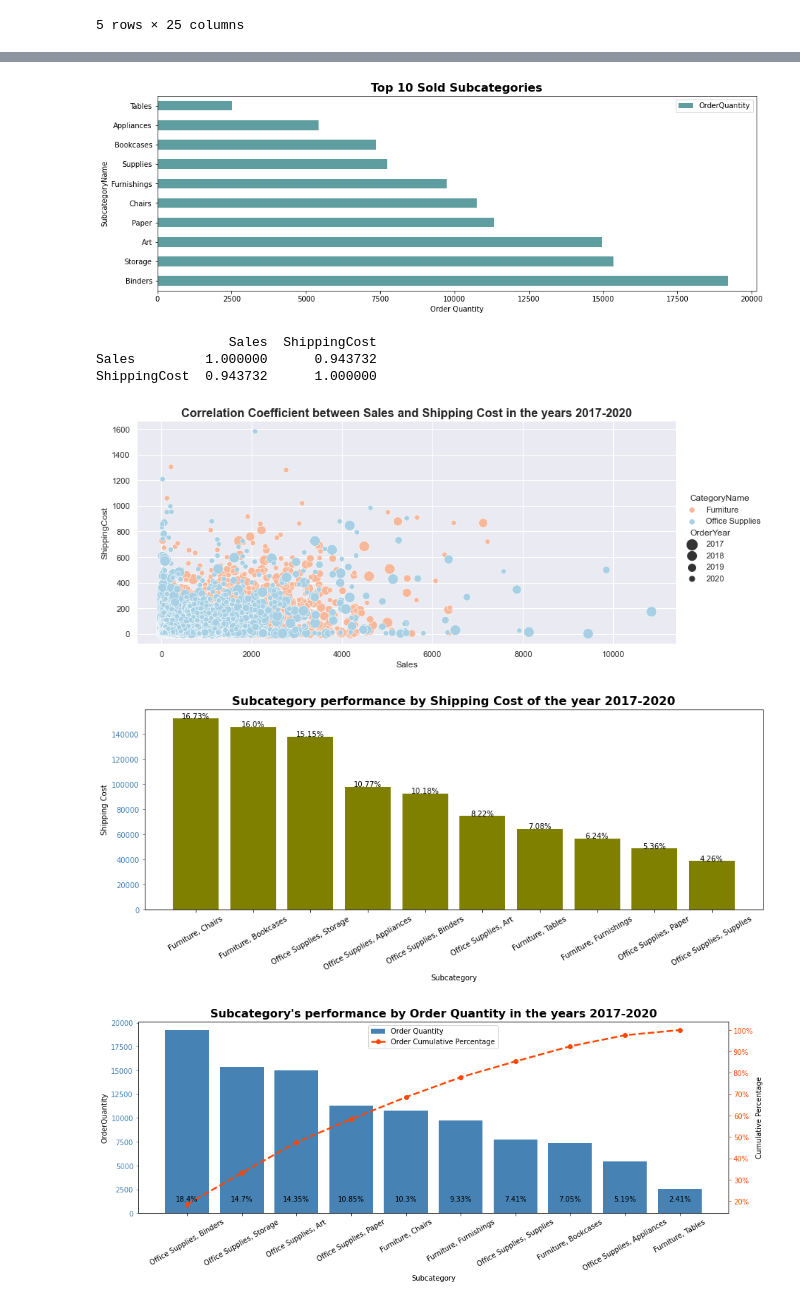
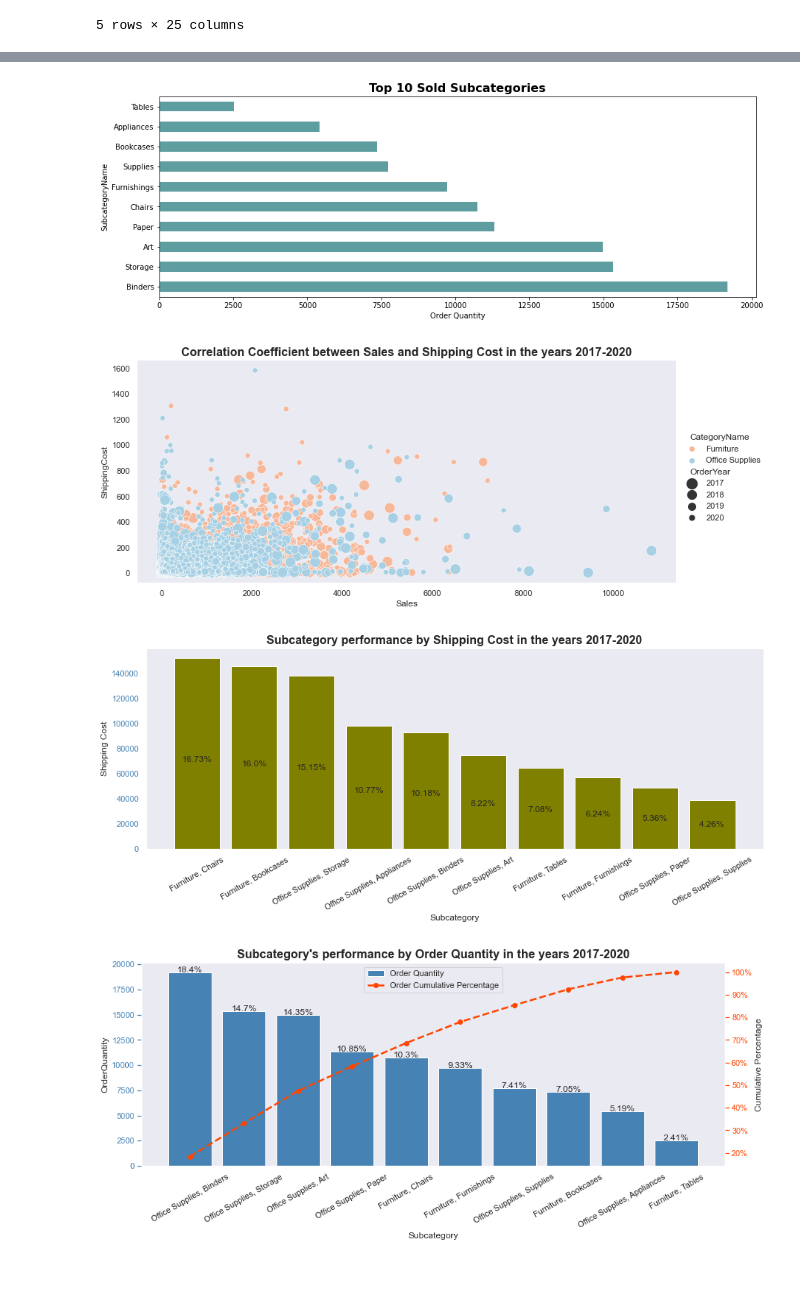
Before and after one commit to KennyHuynh1909/Python-mini-project--Furniture_Sales_and_customer, a Jupyter notebook: mini project.ipynb, the cells around one changed output, grey strips where cells are left out. Drawn from its saved outputs; the diff is of its cells as text; code cells hidden in the pictures; blank space fills up the shorter version.

```diff
--- a/mini project.ipynb
+++ b/mini project.ipynb
@@ -264,34 +264,31 @@ Sales and orders performances over the period of 4 years since 2017:
 #create DataFrame between Product Name and Order Quantity
 product = data_mix.groupby(['SubcategoryName']).agg({'OrderQuantity': sum}).sort_values(by='OrderQuantity', ascending=False)
 
-#create a bar plot with the first 5 index and specify the axis content
-product[:10].plot(kind='barh',xlabel='Order Quantity',figsize=(15,5), color=['#5F9EA0'])
+#create a bar plot with the first 10 index and specify the axis content
+product[:10].plot(kind='barh',xlabel='Order Quantity',figsize=(14.5,5), color=['#5F9EA0'], legend=False)
+plt.grid(False) #hide the grid bar
 plt.title('Top 10 Sold Subcategories',size=16, weight='bold')
 plt.show()
 # %% [output]
-[figure, old version]
+[figure, new version]
 # %%
 
 #find the correlation coefficient between two variables
-ss=data_mix.pivot_table(values=['Sales','ShippingCost'], index='OrderYear',aggfunc='sum')
-print(ss.corr())
-
-'''
+data_mix.pivot_table(values=['Sales','ShippingCost'], index='OrderYear',aggfunc='sum')
+"""
 #create scatter graph
 plt.scatter(data_mix['Sales'], data_mix['ShippingCost'])
 plt.show()
-'''
+"""
 
 #create specific scatter graph
 sns.set_theme()
 sns.relplot(data = data_mix,x='Sales',y='ShippingCost',hue='CategoryName',
            size='OrderYear',palette='RdBu',sizes=(50,200), height=5, aspect=11.2/5)
+plt.grid(False)  #hide the grid bar
 plt.title("Correlation Coefficient between Sales and Shipping Cost in the years 2017-2020",size=16, weight='bold')
 plt.show()
 # %% [output]
-                 Sales  ShippingCost
-Sales         1.000000      0.943732
-ShippingCost  0.943732      1.000000
 [figure]
 # %%
 #create figure objects and axis
@@ -304,15 +301,18 @@ SubcatQty = round(data_mix.groupby(['CatSub']).agg({'ShippingCost': sum, 'Sales'
 #sort DataFrame by count descending
 SubcatQty = SubcatQty.sort_values('ShippingCost', ascending=False)
 SubcatQty['percShip'] = round(SubcatQty['ShippingCost']/SubcatQty['ShippingCost'].sum()*100, 2)
+
 #create basic bar plot
 bar=ax.bar(SubcatQty.index, SubcatQty['ShippingCost'], color='#808000', label = 'Shipping Cost')
-ax.tick_params(axis='x', rotation = 30)
+ax.grid(False)   #hide the grid bar
+ax.tick_params(axis='x', rotation = 30)    #rotate the tick label
+
 #get the content of the bar
 for i, p in enumerate(bar):
     x,y = p.get_xy()
     width = p.get_width()
     height = p.get_height()
-    plt.text(x=x+width/2,y=height,s=str(SubcatQty['percShip'][SubcatQty.index[i]])+'%', ha='center')
+    plt.text(x=x+width/2,y=height/2.2,s=str(SubcatQty['percShip'][SubcatQty.index[i]])+'%', ha='center')   #set location text on bar
 
 #specify axis colors
 ax.tick_params(axis='y', colors='#4682B4')
@@ -320,17 +320,17 @@ ax.tick_params(axis='y', colors='#4682B4')
 #specify the axis content
 ax.set_ylabel('Shipping Cost')
 ax.set_xlabel("Subcategory")
-plt.title("Subcategory performance by Shipping Cost of the year 2017-2020",size=16, weight='bold')
+plt.title("Subcategory performance by Shipping Cost in the years 2017-2020",size=16, weight='bold')
 
 plt.show()
 # %% [output]
-[figure, old version]
+[figure, new version]
 # %%
 #import member of the module name
 from matplotlib.ticker import PercentFormatter
 
 #create figure objects and axis
-fig = plt.figure(figsize=(15,5))
+fig = plt.figure(figsize=(14,5))
 ax = fig.add_subplot(111)
 ax2 = ax.twinx()
 
@@ -345,37 +345,41 @@ SubcatQty = SubcatQty.sort_values('OrderQuantity', ascending=False)
 SubcatQty['cumpercOrder'] = round(SubcatQty['OrderQuantity'].cumsum()/SubcatQty['OrderQuantity'].sum()*100,2)
 SubcatQty['percOrder'] = round(SubcatQty['OrderQuantity']/SubcatQty['OrderQuantity'].sum()*100,2)
 
 #create basic bar plot
-bar=ax.bar(SubcatQty.index, SubcatQty['OrderQuantity'], color='#4682B4', label = 'Order Quantity')
-ax.tick_params(axis='x', rotation = 30)
+bar=ax.bar(SubcatQty.index, SubcatQty['OrderQuantity'], color='#4682B4', label='Order Quantity')
+ax.grid(False)     #hide the grid bar
+ax.tick_params(axis='x', rotation = 30)   #rotate the tick label
+
 #get the content of the bar
 for i, p in enumerate(bar):
     x,y = p.get_xy()
     width = p.get_width()
     height = p.get_height()
-    plt.text(x=x+width/2,y=20,s=str(SubcatQty['percOrder'][SubcatQty.index[i]])+'%', ha='center')
+    ax.text(x=x+width/2,y=height,s=str(SubcatQty['percOrder'][SubcatQty.index[i]])+'%', ha='center')   #set location text on bar
 
 #add cumulative percentage line to plot
-line=ax2.plot(SubcatQty.index, SubcatQty['cumpercOrder'], color='#FF4500', linewidth=2.5, marker="o", ls='--',label = 'Order Cumulative Percentage')
+line=ax2.plot(SubcatQty.index, SubcatQty['cumpercOrder'], color='#FF4500',
+              linewidth=2.5, marker="o", ls='--',label = 'Order Cumulative Percentage')
 ax2.yaxis.set_major_formatter(PercentFormatter())
+ax2.grid(False)     #hide the grid line
 
 #specify axis colors
 ax.tick_params(axis='y', colors='#4682B4')
 ax2.tick_params(axis='y', colors='#FF4500')
 
 #get the labels of the axis in the legend
 ax_bar, label = ax.get_legend_handles_labels()
 ax2_line, label2 = ax2.get_legend_handles_labels()
 ax2.legend(ax_bar + ax2_line, label + label2, loc= 'upper center')
 
 #specify the axis content
 ax.set_ylabel('OrderQuantity')
 ax2.set_ylabel('Cumulative Percentage')
 ax.set_xlabel("Subcategory")
 plt.title("Subcategory\'s performance by Order Quantity in the years 2017-2020",size=16, weight='bold')
 
 plt.show()
 # %% [output]
-[figure, old version]
+[figure, new version]
 # %%
 #create figure objects and axis
```
Also changed, not shown: parts of 25 cells of this notebook.
